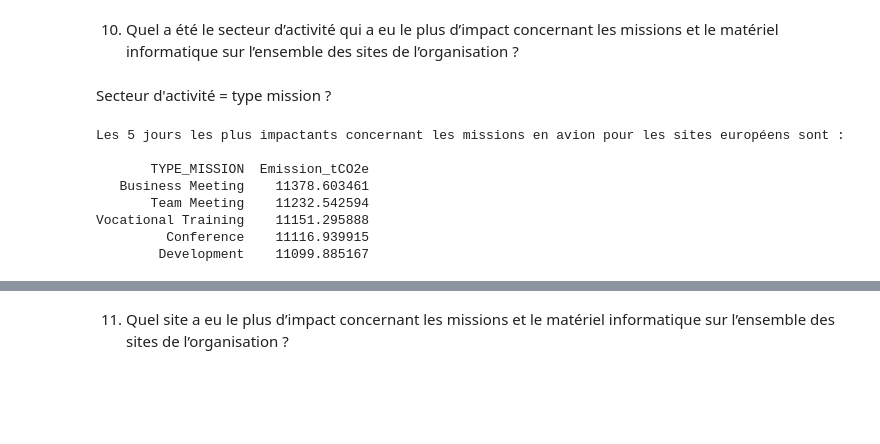
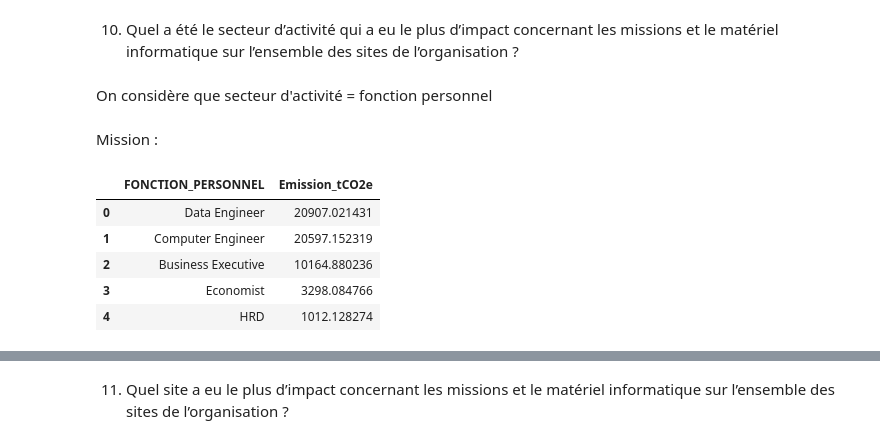
Before and after one commit to etiennevzn/GHG-inventory, a Jupyter notebook: ETL.ipynb, the cells around one changed output, grey strips where cells are left out. Saved outputs shown, nothing was run; the diff lists cells and outputs as text; code cells hidden in the pictures; blank space fills up the shorter version.

```diff
--- a/ETL.ipynb
+++ b/ETL.ipynb
@@ -860,12 +860,37 @@ Les 5 jours les plus impactants concernant les missions en avion pour les sites
 10. Quel a été le secteur d’activité qui a eu le plus d’impact concernant les missions et le matériel informatique sur l’ensemble des
 sites de l’organisation ?
 # %% [markdown]
-Secteur d'activité = type mission ?
+On considère que secteur d'activité = fonction personnel
+# %% [markdown]
+Mission :
 # %%
 missions = (
     dim_mission
     .join(fait_mission, "ID_MISSION")
-    .select("VILLE_DEPART", "PAYS_DEPART", "VILLE_DESTINATION","PAYS_DESTINATION","ALLER_RETOUR","TRANSPORT", "TYPE_MISSION")
+    .join(dim_personnel, "ID_PERSONNEL")
+    .select("VILLE_DEPART", "PAYS_DEPART", "VILLE_DESTINATION","PAYS_DESTINATION","ALLER_RETOUR","TRANSPORT", "FONCTION_PERSONNEL")
 )
 
 missions_df = missions.toPandas()
+
+#Calcul des émissions pour chaque mission
+missions_df['DISTANCE_KM'] = missions_df.apply(
+    lambda row: get_distance_between_cities(
+        row['VILLE_DEPART'],
+        row['PAYS_DEPART'],
+        row['VILLE_DESTINATION'],
+        row['PAYS_DESTINATION'],
+    ),
+    axis=1
+)
+
+missions_df['EMISSION'] = missions_df.apply(
+    lambda row: get_emission(
+        row['DISTANCE_KM'],
+        row['TRANSPORT'],
+        row['ALLER_RETOUR'],
+        row['PAYS_DEPART'],
+        row['PAYS_DESTINATION']
+    ),
+    axis=1
+)
@@ -894,19 +897,11 @@ missions_df['EMISSION'] = missions_df.apply(
-# %%
-emissions_par_jour = missions_df.groupby('TYPE_MISSION')['EMISSION'].sum().reset_index()
-emissions_par_jour.columns = ['TYPE_MISSION', 'Emission_tCO2e']
-
-# Trier par émissions décroissantes et prendre les 5 premiers jours
-top_5_jours = emissions_par_jour.nlargest(5, 'Emission_tCO2e').reset_index(drop=True)
-
-# Resultat
-print("Les 5 jours les plus impactants concernant les missions en avion pour les sites européens sont :\n")
-print(top_5_jours.to_string(index=False))
-# %% [output]
-Les 5 jours les plus impactants concernant les missions en avion pour les sites européens sont :
-
-       TYPE_MISSION  Emission_tCO2e
-   Business Meeting    11378.603461
-       Team Meeting    11232.542594
-Vocational Training    11151.295888
-         Conference    11116.939915
-        Development    11099.885167
+# %%
+emissions_par_secteur = missions_df.groupby('FONCTION_PERSONNEL')['EMISSION'].sum().sort_values(ascending=False).reset_index()
+emissions_par_secteur.columns = ['FONCTION_PERSONNEL', 'Emission_tCO2e']
+emissions_par_secteur
+# %% [output]
+|  | FONCTION_PERSONNEL | Emission_tCO2e |
+| 0 | Data Engineer | 20907.021431 |
+| 1 | Computer Engineer | 20597.152319 |
+| 2 | Business Executive | 10164.880236 |
+| 3 | Economist | 3298.084766 |
+| 4 | HRD | 1012.128274 |
```
Also changed, not shown: parts of 7 cells of this notebook, 1 other file.
